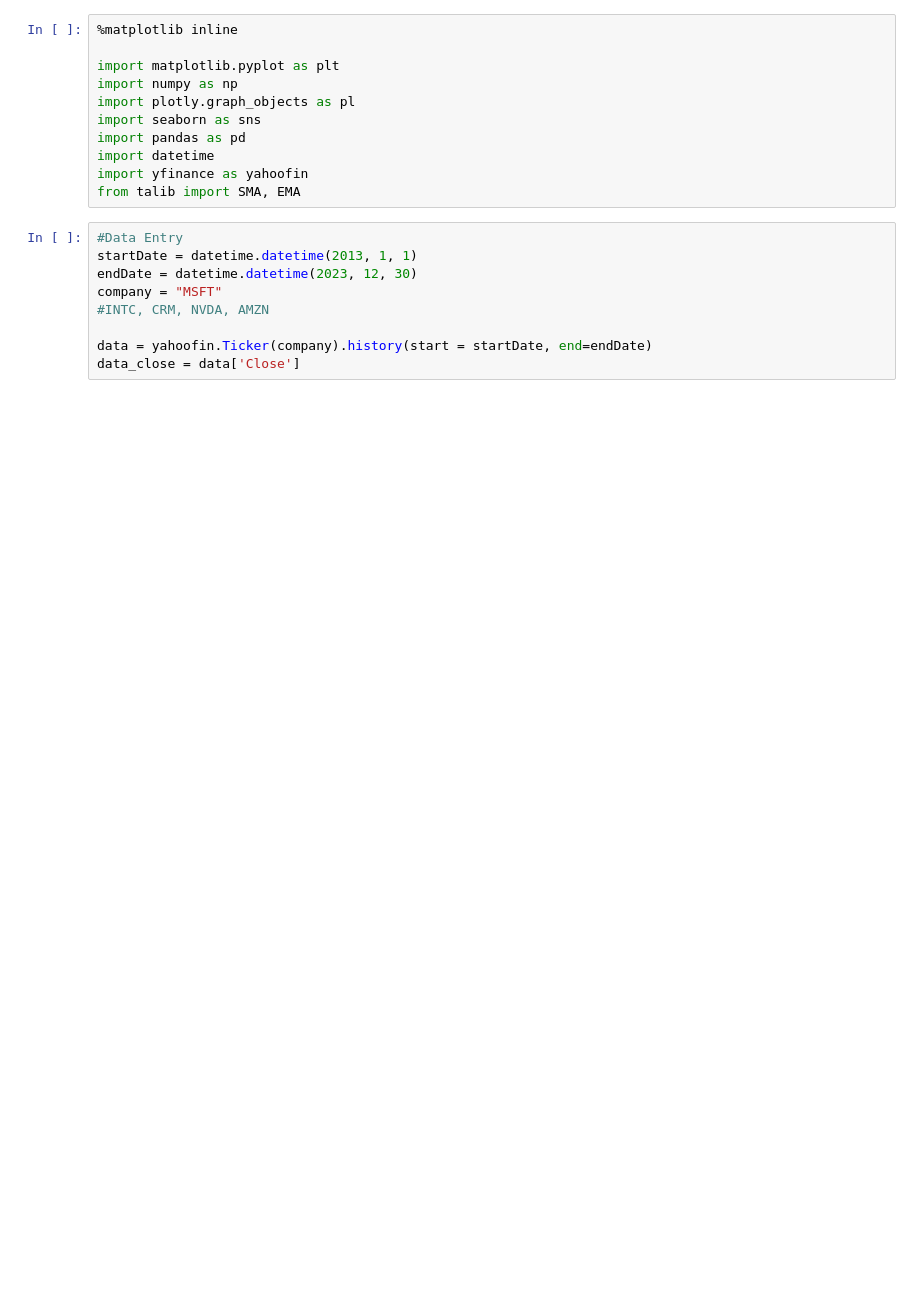
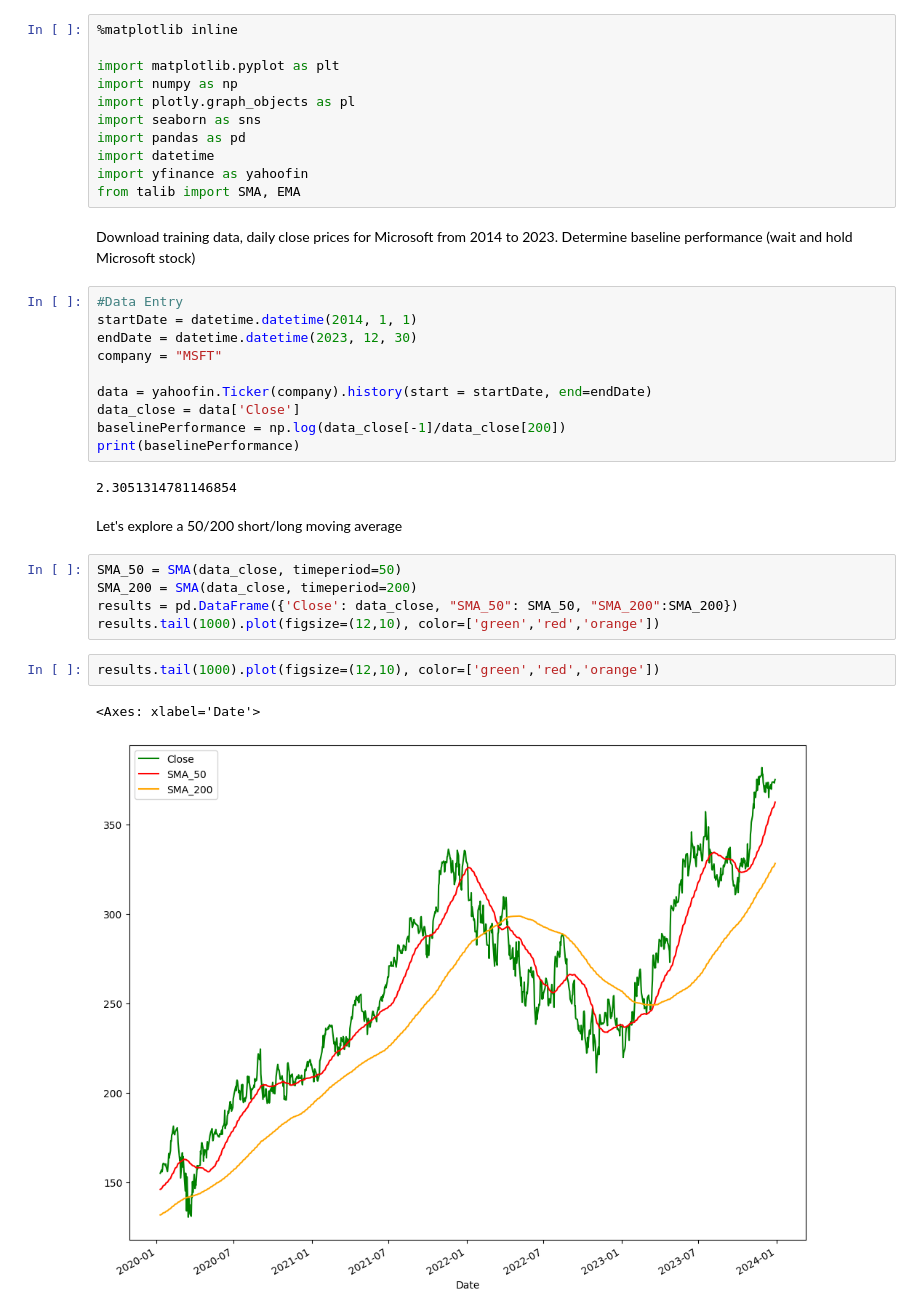
Before and after one commit to KarsonLeperi/QuantFinance, a Jupyter notebook: TA_MovingAverages.ipynb, the cells around one changed output. Saved outputs shown, nothing was run; the diff lists cells and outputs as text; blank space fills up the shorter version.

```diff
--- a/TA_MovingAverages.ipynb
+++ b/TA_MovingAverages.ipynb
@@ -25,12 +29,29 @@ import pandas as pd
 import datetime
 import yfinance as yahoofin
 from talib import SMA, EMA
+# %% [markdown]
+Download training data, daily close prices for Microsoft from 2014 to 2023. Determine baseline performance (wait and hold Microsoft stock)
 # %%
 #Data Entry
-startDate = datetime.datetime(2013, 1, 1)
+startDate = datetime.datetime(2014, 1, 1)
 endDate = datetime.datetime(2023, 12, 30)
 company = "MSFT"
-#INTC, CRM, NVDA, AMZN
 
 data = yahoofin.Ticker(company).history(start = startDate, end=endDate)
 data_close = data['Close']
+baselinePerformance = np.log(data_close[-1]/data_close[200])
+print(baselinePerformance)
+# %% [output]
+2.3051314781146854
+# %% [markdown]
+Let's explore a 50/200 short/long moving average
+# %%
+SMA_50 = SMA(data_close, timeperiod=50)
+SMA_200 = SMA(data_close, timeperiod=200)
+results = pd.DataFrame({'Close': data_close, "SMA_50": SMA_50, "SMA_200":SMA_200})
+results.tail(1000).plot(figsize=(12,10), color=['green','red','orange'])
+# %%
+results.tail(1000).plot(figsize=(12,10), color=['green','red','orange'])
+# %% [output]
+<Axes: xlabel='Date'>
+[figure, added]
```
Also changed, not shown: parts of 27 cells of this notebook.
